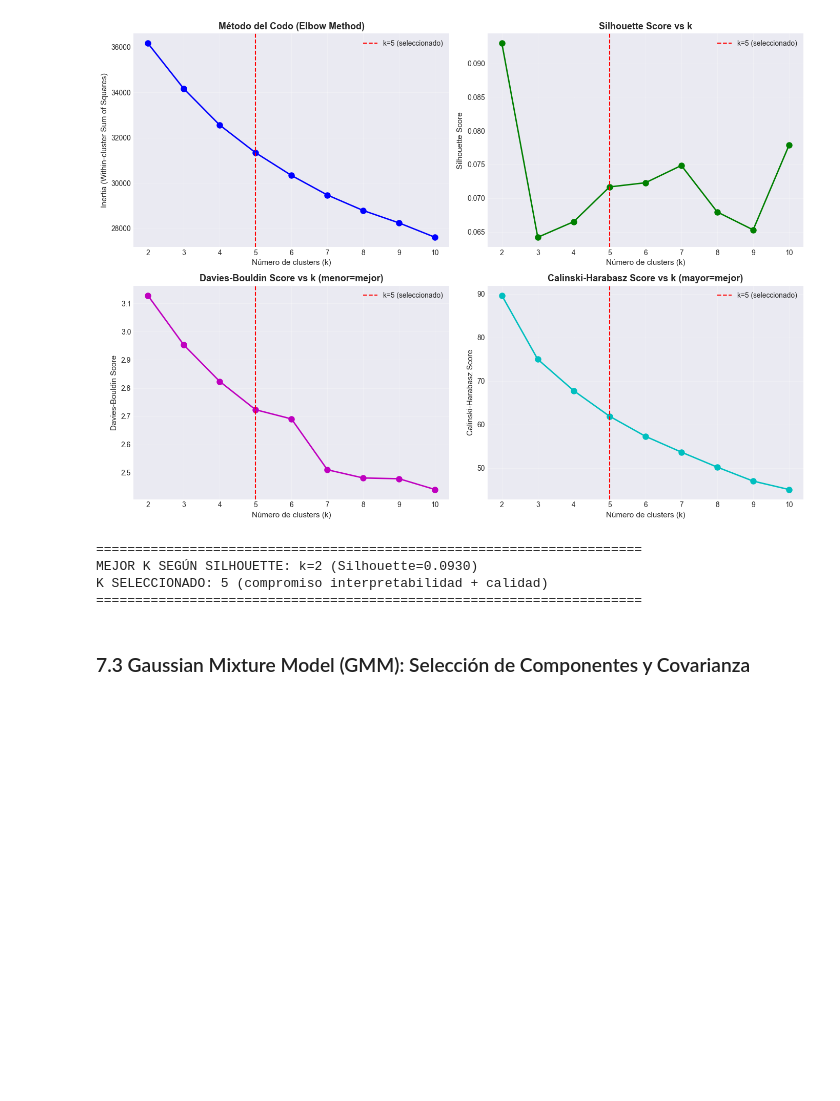
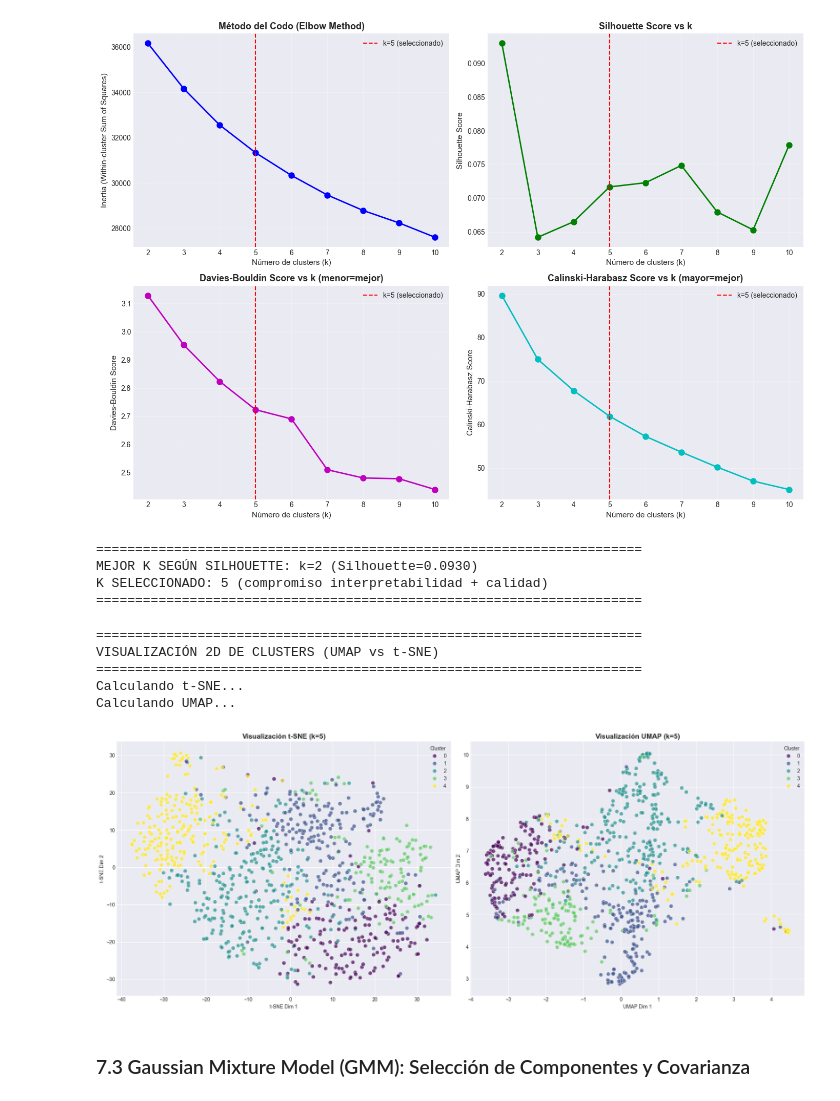
Before and after one commit to Franchiiisss/proyecto_machine, a Jupyter notebook: MAIN.ipynb, the cells around one changed output. Drawn from its saved outputs; the diff is of its cells as text; code cells hidden in the pictures; blank space fills up the shorter version.

```diff
--- a/MAIN.ipynb
+++ b/MAIN.ipynb
@@ -680,7 +680,7 @@ cluster_labels = kmeans_final.fit_predict(X_clustering_scaled)
 # 2. Calcular t-SNE
 # t-SNE es excelente para preservar la estructura local
 print("Calculando t-SNE...")
-tsne = TSNE(n_components=2, random_state=42, perplexity=30, n_iter=1000)
+tsne = TSNE(n_components=2, random_state=42, perplexity=30, max_iter=1000)
 projections_tsne = tsne.fit_transform(X_clustering_scaled)
 
 # 3. Calcular UMAP
@@ -699,33 +699,40 @@ sns.scatterplot(
     hue=cluster_labels,
     palette='viridis',
     ax=axes[0],
     s=60,
     alpha=0.7,
     legend='full'
 )
 axes[0].set_title(f'Visualización t-SNE (k={n_personas})', fontsize=14, fontweight='bold')
 axes[0].set_xlabel('t-SNE Dim 1')
 axes[0].set_ylabel('t-SNE Dim 2')
 axes[0].legend(title='Cluster')
 
 # Gráfico UMAP
 sns.scatterplot(
     x=projections_umap[:, 0],
     y=projections_umap[:, 1],
     hue=cluster_labels,
     palette='viridis',
     ax=axes[1],
     s=60,
     alpha=0.7,
     legend='full'
 )
 axes[1].set_title(f'Visualización UMAP (k={n_personas})', fontsize=14, fontweight='bold')
 axes[1].set_xlabel('UMAP Dim 1')
 axes[1].set_ylabel('UMAP Dim 2')
 axes[1].legend(title='Cluster')
 
 plt.tight_layout()
 plt.show()
+# %% [output]
+======================================================================
+VISUALIZACIÓN 2D DE CLUSTERS (UMAP vs t-SNE)
+======================================================================
+Calculando t-SNE...
+Calculando UMAP...
+[figure, added]
 # %% [markdown]
 ### 7.3 Gaussian Mixture Model (GMM): Selección de Componentes y Covarianza
 # %%
```
Also changed, not shown: parts of 9 cells of this notebook.
